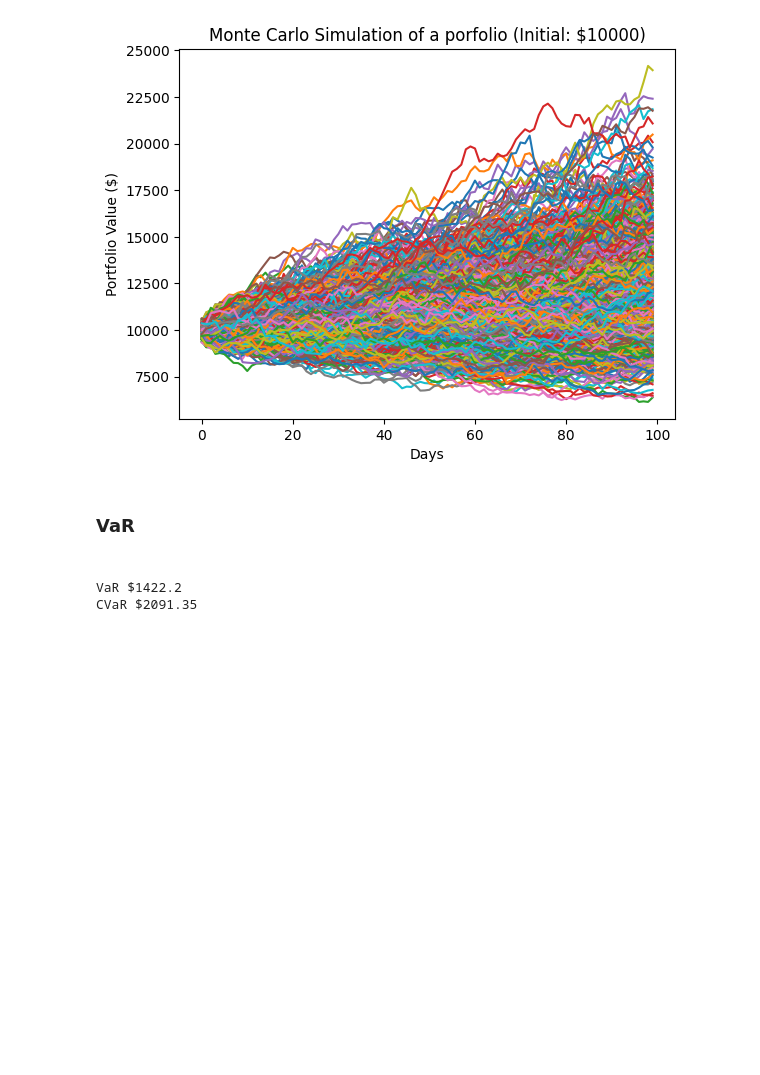
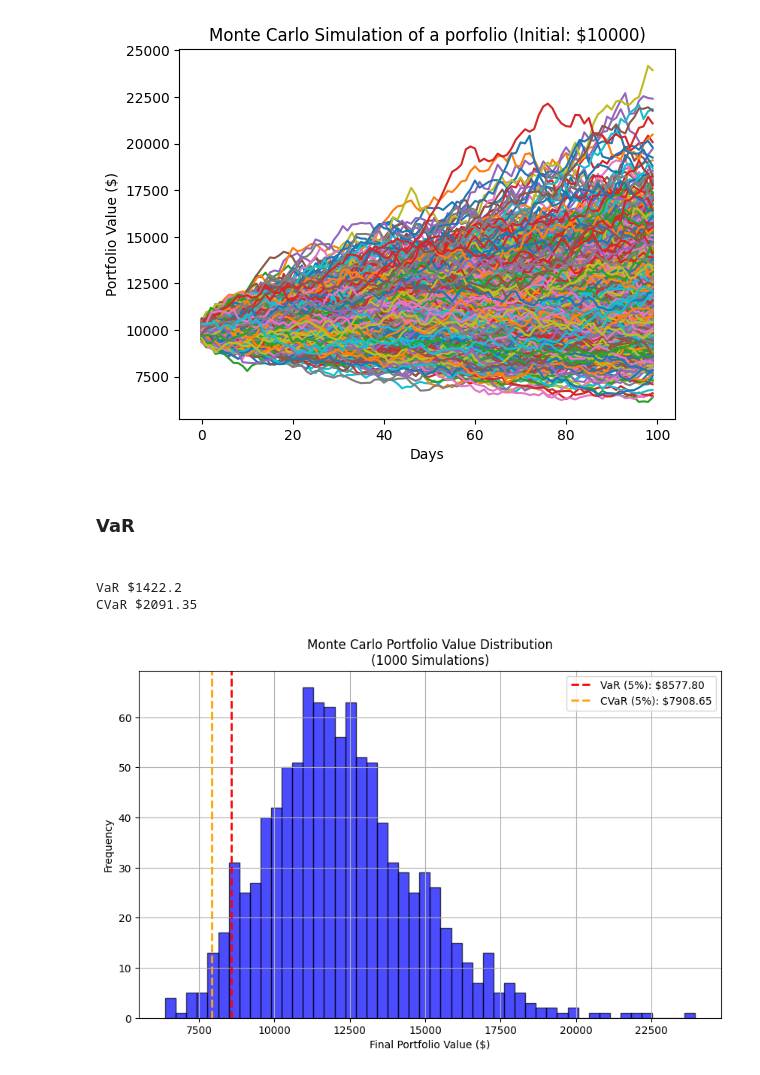
Before and after one commit to atrain773/Monte_Carlo_Simulation, a Jupyter notebook: src/monte_carlo.ipynb, the cells around one changed output. Cells and saved outputs as stored; diff of their text form; code cells hidden in the pictures; blank space fills up the shorter version.

Commit message:
Implemented Histogram Visualization for VaR and CVaR

```diff
--- a/src/monte_carlo.ipynb
+++ b/src/monte_carlo.ipynb
@@ -82,13 +82,33 @@ def mc_CVaR(returns, alpha = 5):
     return returns[below_VaR].mean()
   else:
     raise TypeError("Expected a pandas data series")
-# %%
-portfolio_results = pd.Series(portfolio_sims[-1,:])
-VaR = initial_portfolio - mc_VaR(portfolio_results, alpha = 5)
-CVaR = initial_portfolio - mc_CVaR(portfolio_results, alpha = 5)
-
-print("VaR ${}".format(round(VaR,2)))
-print("CVaR ${}".format(round(CVaR,2)))
-# %% [output]
-VaR $1422.2
-CVaR $2091.35
+# %%
+portfolio_results = pd.Series(portfolio_sims[-1,:])
+
+VaR = initial_portfolio - mc_VaR(portfolio_results, alpha = 5)
+CVaR = initial_portfolio - mc_CVaR(portfolio_results, alpha = 5)
+
+print("VaR ${}".format(round(VaR,2)))
+print("CVaR ${}".format(round(CVaR,2)))
+
+# Plot histogram of portfolio results
+plt.figure(figsize=(10, 6))
+plt.hist(portfolio_results, bins=50, alpha=0.7, color="blue", edgecolor="black")
+VaR1 = mc_VaR(portfolio_results, alpha = 5)
+CVaR1 = mc_CVaR(portfolio_results, alpha = 5)
+plt.axvline(VaR1, color='red', linestyle='dashed', linewidth=2, label=f'VaR (5%): ${VaR1:.2f}')
+plt.axvline(CVaR1, color='orange', linestyle='dashed', linewidth=2, label=f'CVaR (5%): ${CVaR1:.2f}')
+
+# Labels and title
+plt.xlabel("Final Portfolio Value ($)")
+plt.ylabel("Frequency")
+plt.title(f"Monte Carlo Portfolio Value Distribution\n({n_simulations} Simulations)")
+plt.legend()
+plt.grid()
+
+# Show plot
+plt.show()
+# %% [output]
+VaR $1422.2
+CVaR $2091.35
+[figure, added]
```
